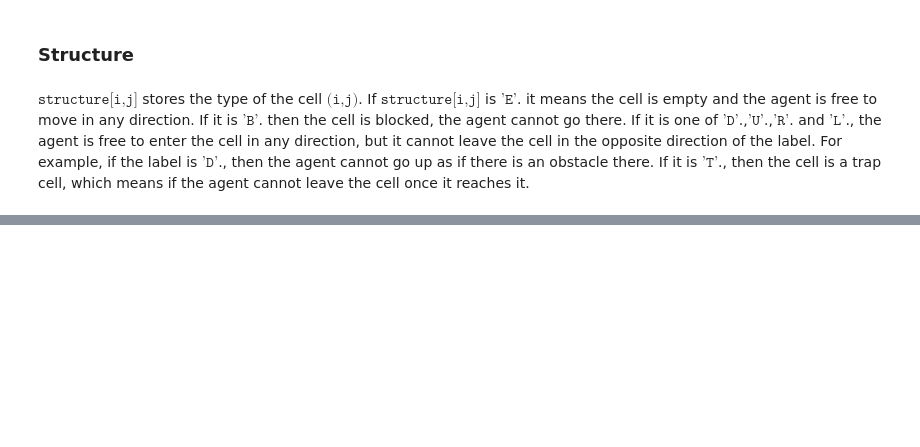
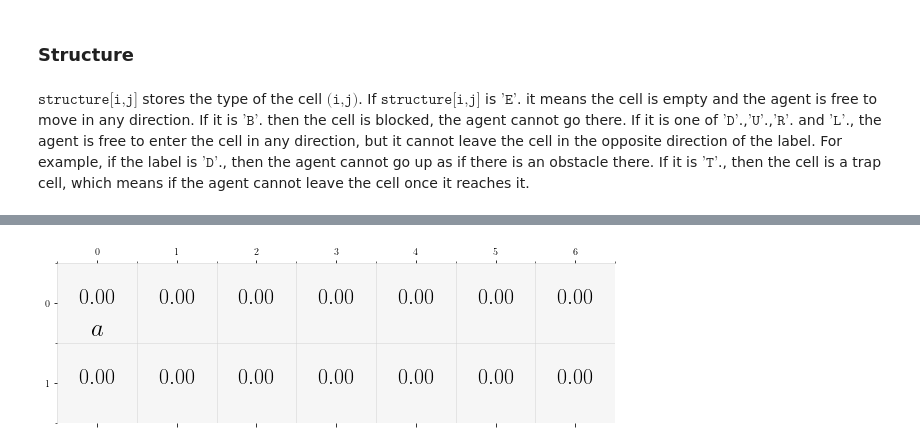
Before and after one commit to IngyN/macsrl, a Jupyter notebook: Example2_MDP.ipynb, the cells around one changed output, grey strips where cells are left out. Drawn from its saved outputs; the diff is of its cells as text; code cells hidden in the pictures; blank space fills up the shorter version.

```diff
--- a/Example2_MDP.ipynb
+++ b/Example2_MDP.ipynb
@@ -33,0 +97,6 @@ grid_mdp.plot()
+# %%
+value=np.max(Q1,axis=4)
+# csrl.plot(value,iq=(0,0),save='safe_absorbing_states_values.pdf')
+csrl1.plot(value,iq=(0,0))
+# %% [output]
+[figure, added]
```
Also changed, not shown: parts of 18 cells of this notebook, 4 other files.
